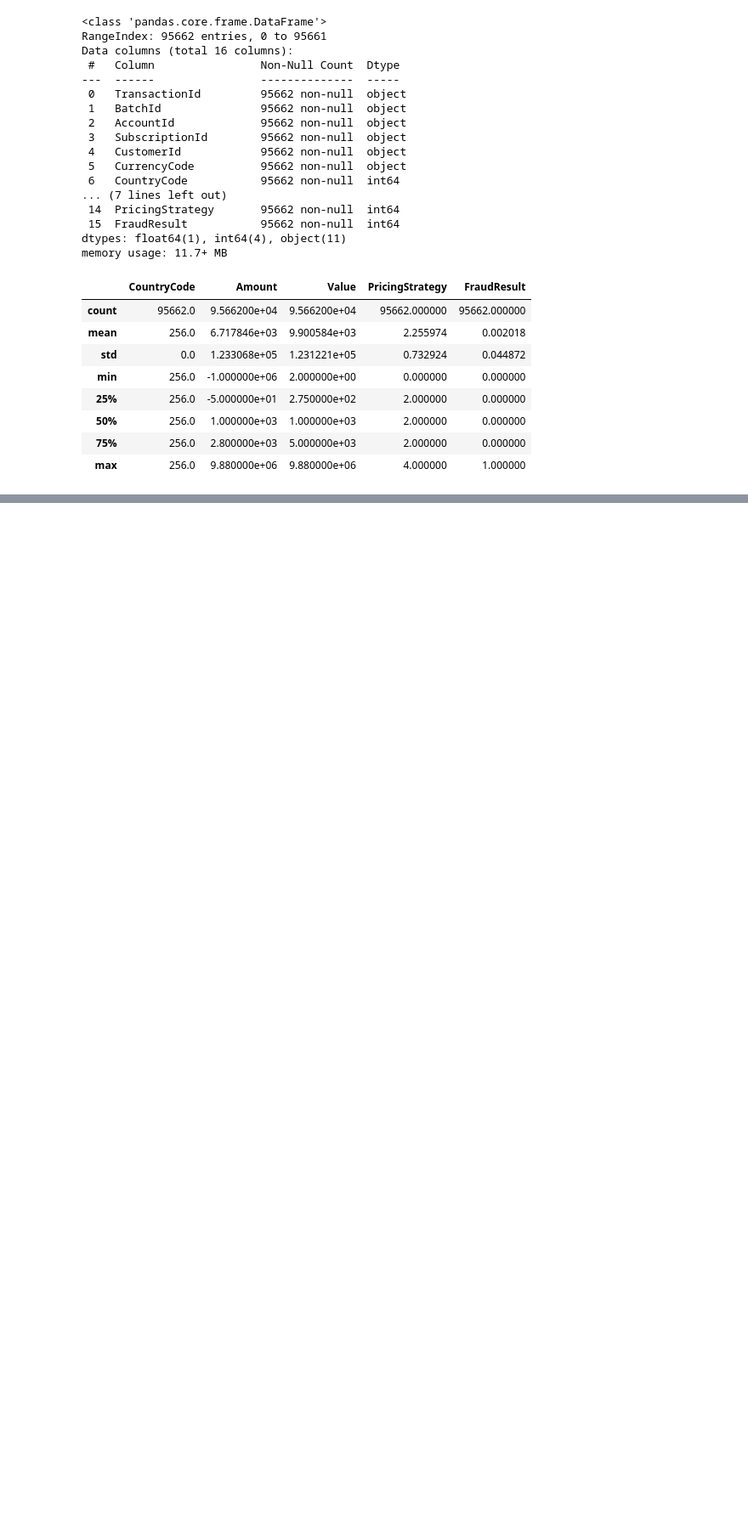
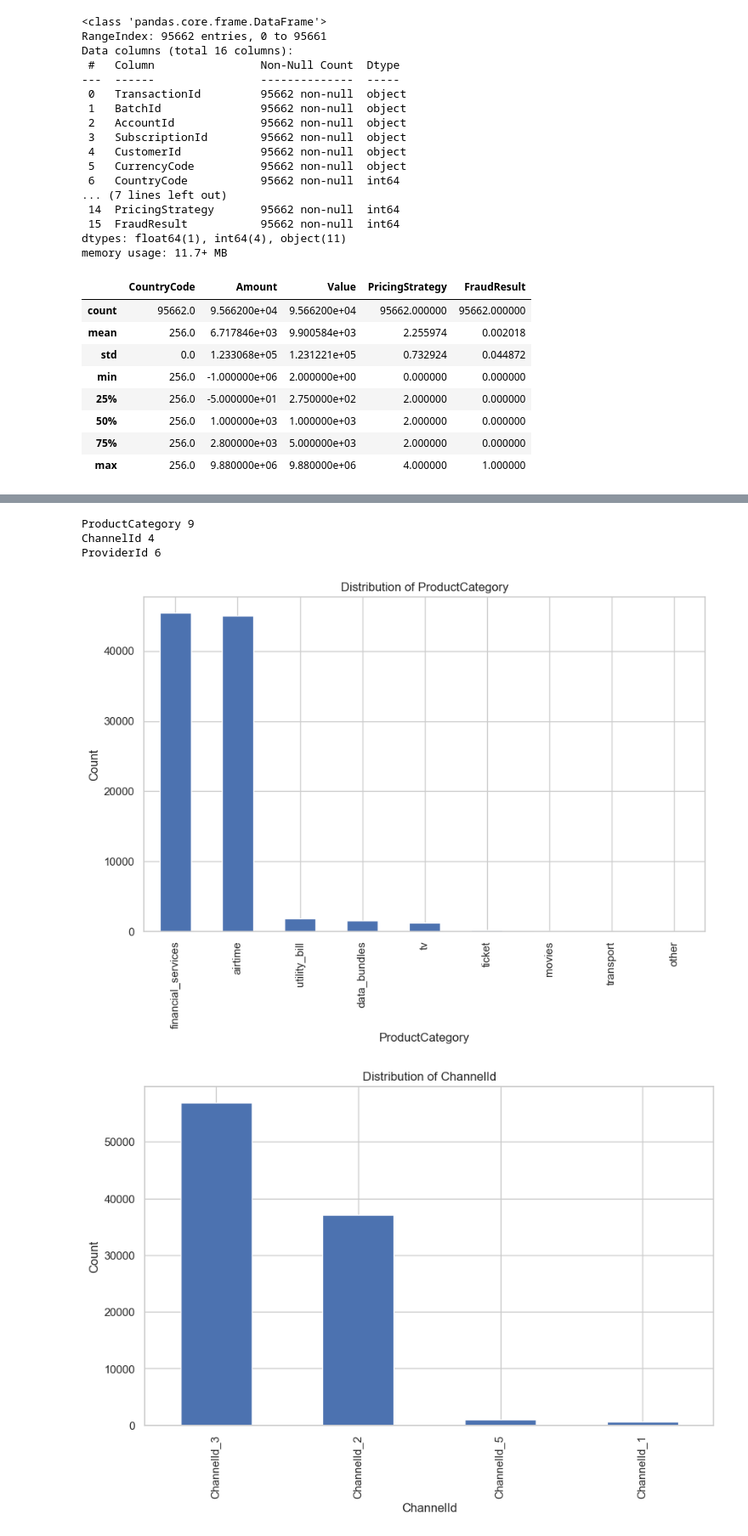
Before and after one commit to Feven777/Credit-Risk-Probability-Modeling, a Jupyter notebook: notebook/EDA.ipynb, the cells around one changed output, grey strips where cells are left out. Shown at 85% size. Saved outputs shown, nothing was run; the diff lists cells and outputs as text; code cells hidden in the pictures; blank space fills up the shorter version.

```diff
--- a/notebook/EDA.ipynb
+++ b/notebook/EDA.ipynb
@@ -55,0 +106,21 @@ df.describe()
+# %%
+df.drop(columns=['CurrencyCode'], inplace=True)
+# %%
+for col in ['ProductCategory', 'ChannelId', 'ProviderId']:
+    print(col, df[col].nunique())
+# %% [output]
+ProductCategory 9
+ChannelId 4
+ProviderId 6
+# %%
+good_categorical_cols = ['ProductCategory', 'ChannelId', 'ProviderId']
+
+for col in good_categorical_cols:
+    df[col].value_counts().plot(kind='bar')
+    plt.title(f'Distribution of {col}')
+    plt.ylabel('Count')
+    plt.xlabel(col)
+    plt.show()
+# %% [output]
+[figure, added]
+[figure, added]
```
Also changed, not shown: parts of 8 cells of this notebook.
